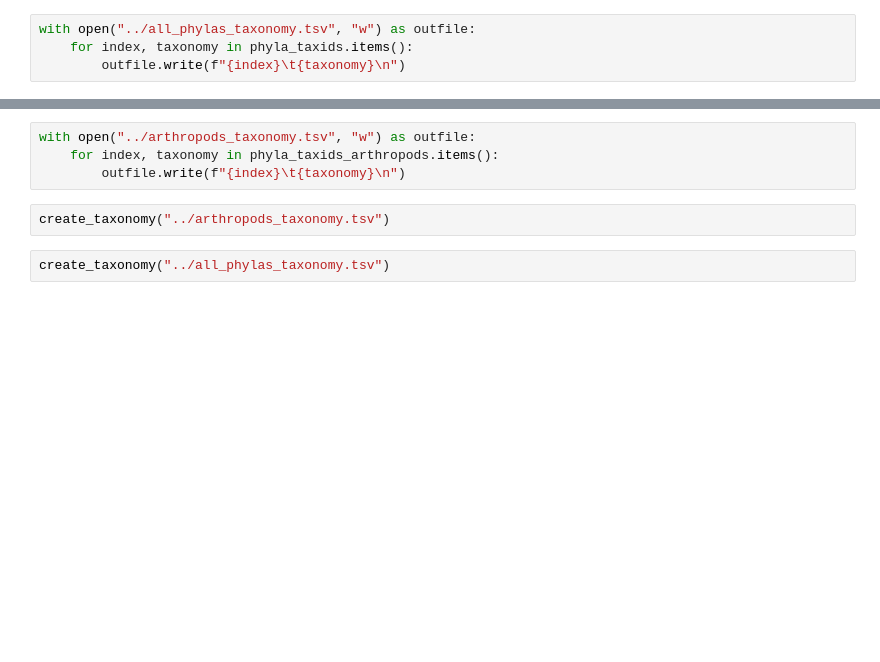
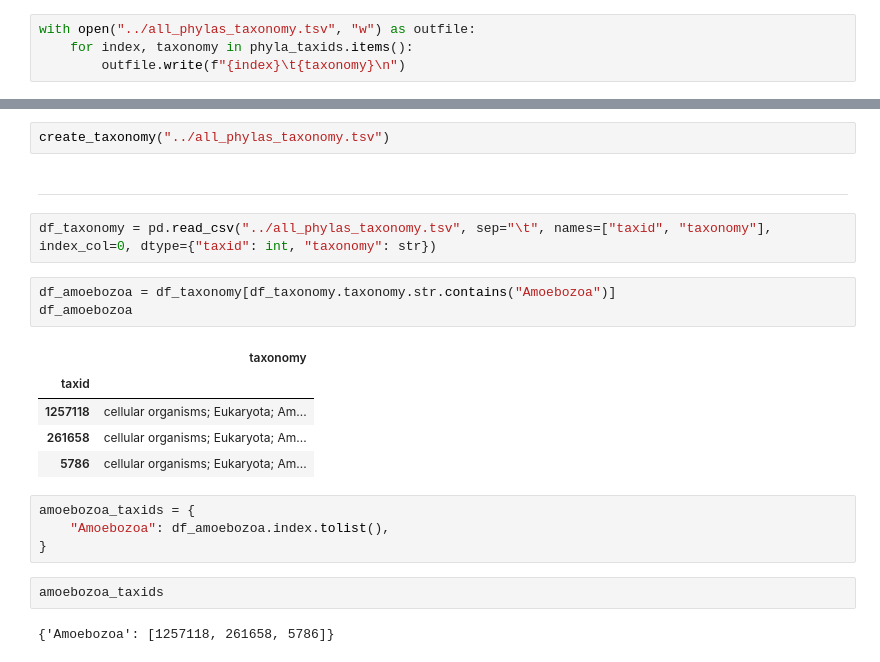
Before and after one commit to ArtemVaska/Diploma, a Jupyter notebook: Scripts/all_phylas_processing.ipynb, the cells around one changed output, grey strips where cells are left out. Cells and saved outputs as stored; diff of their text form; blank space fills up the shorter version.

```diff
--- a/Scripts/all_phylas_processing.ipynb
+++ b/Scripts/all_phylas_processing.ipynb
@@ -50,8 +32,23 @@ phyla_taxids_arthropods, taxids_error_arthropods = select_all_phylas(df)
-# %%
-with open("../arthropods_taxonomy.tsv", "w") as outfile:
-    for index, taxonomy in phyla_taxids_arthropods.items():
-        outfile.write(f"{index}\t{taxonomy}\n")
-# %%
-create_taxonomy("../arthropods_taxonomy.tsv")
 # %%
 create_taxonomy("../all_phylas_taxonomy.tsv")
+# %% [markdown]
+---
+# %%
+df_taxonomy = pd.read_csv("../all_phylas_taxonomy.tsv", sep="\t", names=["taxid", "taxonomy"], index_col=0, dtype={"taxid": int, "taxonomy": str})
+# %%
+df_amoebozoa = df_taxonomy[df_taxonomy.taxonomy.str.contains("Amoebozoa")]
+df_amoebozoa
+# %% [output]
+|  | taxonomy |
+| taxid |  |
+| 1257118 | cellular organisms; Eukaryota; Am... |
+| 261658 | cellular organisms; Eukaryota; Am... |
+| 5786 | cellular organisms; Eukaryota; Am... |
+# %%
+amoebozoa_taxids = {
+    "Amoebozoa": df_amoebozoa.index.tolist(),
+}
+# %%
+amoebozoa_taxids
+# %% [output]
+{'Amoebozoa': [1257118, 261658, 5786]}
```
Also changed, not shown: parts of 40 cells of this notebook.
